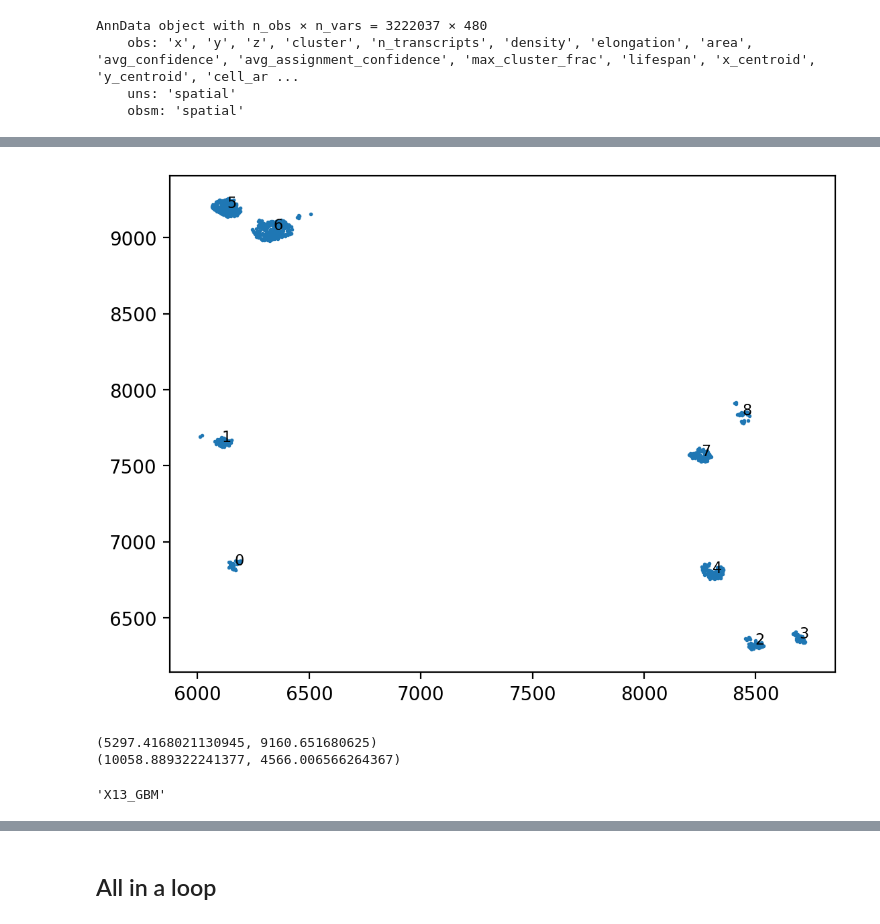
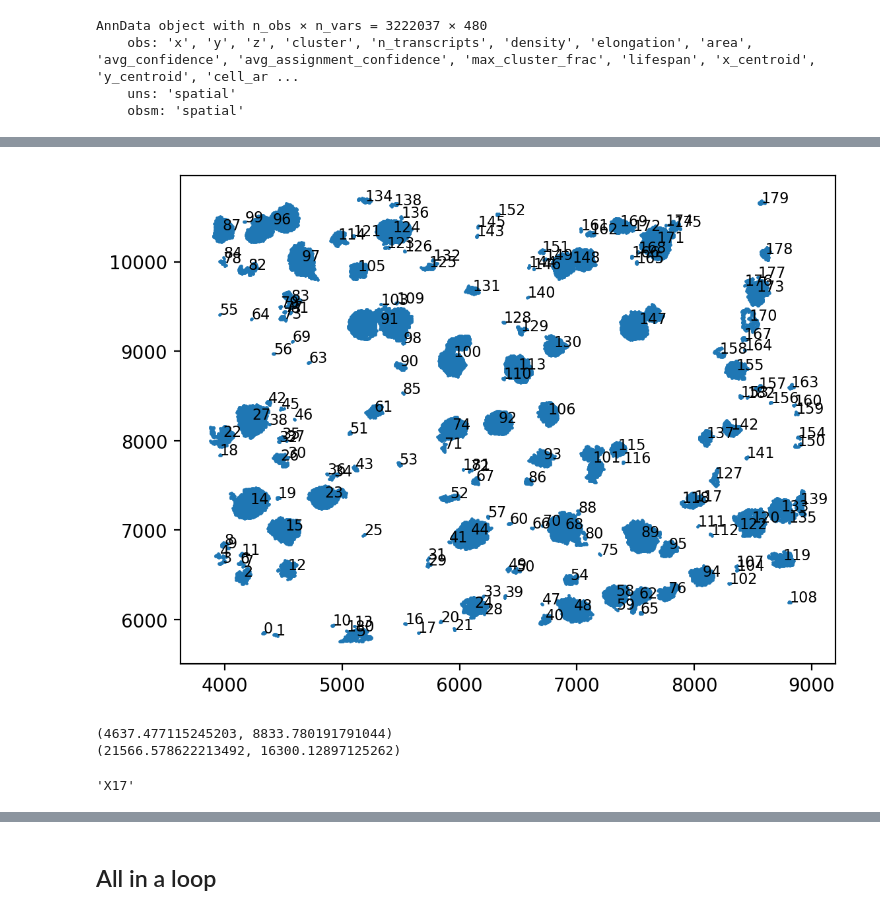
Before and after one commit to imsb-uke/xenium-cgn, a Jupyter notebook: notebooks/06_domain_identification/04_clean&number_gloms.ipynb, the cells around one changed output, grey strips where cells are left out. Saved outputs shown, nothing was run; the diff lists cells and outputs as text; code cells hidden in the pictures.

Commit message:
Glom detection being finalised

```diff
--- a/notebooks/06_domain_identification/04_clean&number_gloms.ipynb
+++ b/notebooks/06_domain_identification/04_clean&number_gloms.ipynb
@@ -99,7 +74,7 @@ df_glom_i.head()
 ## Make a distnace matrix via KDTree
 coords = np.array(df_glom_i)
 kdtree = KDTree(coords)
-dist_mat = kdtree.sparse_distance_matrix(kdtree, max_distance=70)
+dist_mat = kdtree.sparse_distance_matrix(kdtree, max_distance=20)
 
 ## Convert into a "networkx" object
 edge_index = np.array(dist_mat.nonzero())
@@ -127,10 +102,10 @@ Text(0.5, 1.0, 'Isolated samples')
 # %%
 # Set threshold
-threshold = [20, 800]
-remove_no = []
+threshold = [0, 8000]
+remove_no = [5,28,24,]
 
 # threshold = [0, 8000]
-# remove_no = []
+remove_no = []
 
 cc_filtered = [c for i, c in enumerate(cc) if (len(c) > threshold[0]) and (len(c) < threshold[1]) and (i not in remove_no)]
 
@@ -156,15 +131,15 @@ adata_glom = sc.AnnData(X_glom)
 adata_glom.var = adata_i.var
 adata_glom.obs = adata_i.obs.loc[adata_i.obs['domains'] == 'Glom.',
                               ['x', 'y', 'n_transcripts', 'domains']]
-adata_glom.obs['sample'] = sample.split("_")[0]
-adata_glom.obs['label'] = sample.split("_")[1]
+# adata_glom.obs['sample'] = sample.split("_")[0]
+# adata_glom.obs['label'] = sample.split("_")[1]
 adata_glom = adata_glom[filtered_nodes,:]
 adata_glom.obs['domain_tuned'] = 'Glom.'
 adata_glom.obs['glom_no'] = glom_number
 # %%
 # Add to the adata
 ## restrict adata to adata_i
-adata_i = adata[adata.obs['Patient_Sample_ID'] == sample].copy()
+adata_i = adata[adata.obs['sample'] == sample].copy()
 df_i = adata_glom.obs.copy()
 
 ## Merge df_gnn_i to adata_i.obs
@@ -220,22 +195,24 @@ plt.close(fig)
 # %%
 dpi = 200
 plt.figure(dpi=dpi)
 glom_mask = adata_i.obs['domain_tuned'] == 'Glom.'
-plt.scatter(adata_i.obs.loc[glom_mask, 'x'], adata_i.obs.loc[glom_mask, 'y'], s=1)
+plt.scatter(adata_i.obs.loc[glom_mask, 'x'], adata_i.obs.loc[glom_mask, 'y'], s=.5)
 
 for i in range(len(cc_filtered)):
     centroid = adata_i.obs.loc[adata_i.obs['glom_no'] == i, ['x', 'y']].mean()
     plt.text(centroid[0], centroid[1], f"{i}", fontsize=8)
 # %% [output]
-[figure, old version]
+[figure, new version]
 # %%
 print(ax.get_xlim())
 print(ax.get_ylim())
 sample
+
+58,59,62,65,76,119,133,135,139,173,176,177,93,101,116,115,106,171,168,169,87,22,
 # %% [output]
-(5297.4168021130945, 9160.651680625)
-(10058.889322241377, 4566.006566264367)
+(4637.477115245203, 8833.780191791044)
+(21566.578622213492, 16300.12897125262)
-'X13_GBM'
+'X17'
 # %%
 adata_i.obs.to_csv(f"obs/data_tuned_glom_{sample.split('_')[0]}.csv")
 f"obs/data_tuned_glom_{sample.split('_')[0]}.h5ad"
```
Also changed, not shown: parts of 13 cells of this notebook, 14 other files.
